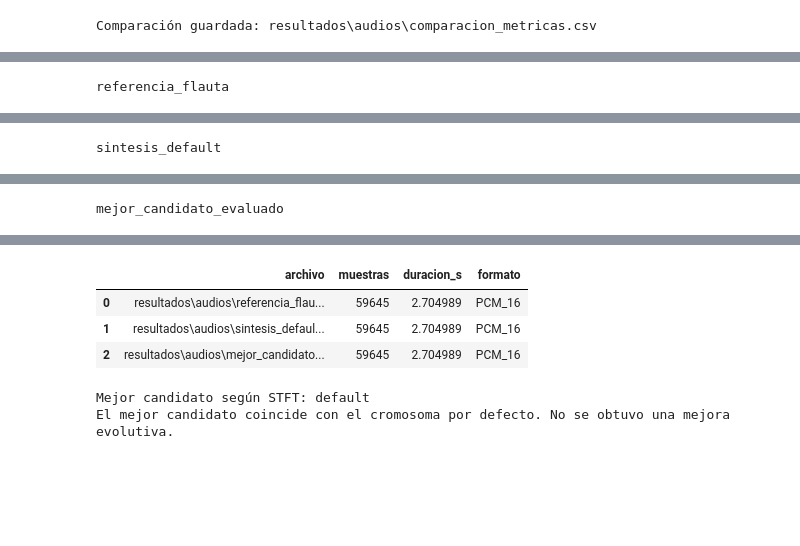
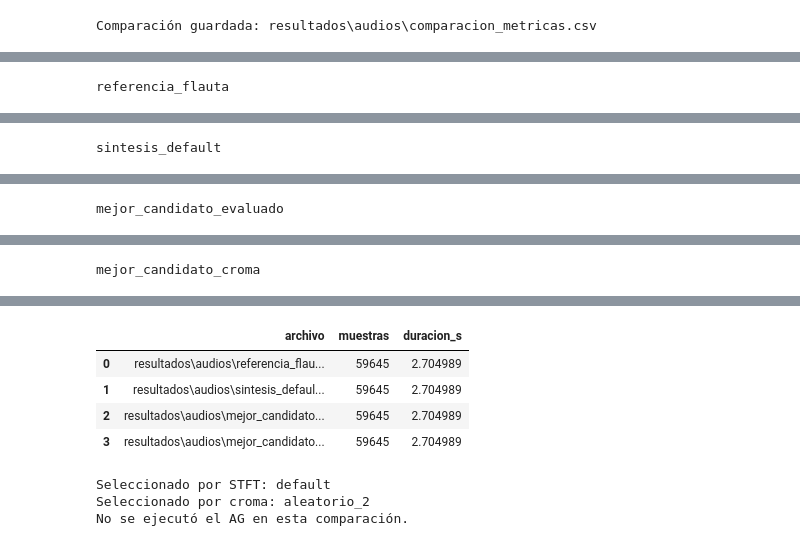
Before and after one commit to AlejoHuay/silbido-a-instrumento-prototipo-AG-IA, a Jupyter notebook: notebooks/02_rol2_sintesis_fitness.ipynb, the cells around one changed output, grey strips where cells are left out. Saved outputs shown, nothing was run; the diff lists cells and outputs as text; code cells hidden in the pictures; blank space fills up the shorter version.

```diff
--- a/notebooks/02_rol2_sintesis_fitness.ipynb
+++ b/notebooks/02_rol2_sintesis_fitness.ipynb
@@ -1179,21 +1228,27 @@ sin normalización automática del reproductor.
 # %%
-nombre_mejor = comparacion.loc[
+nombre_mejor = str(comparacion.loc[
     comparacion["fitness_stft"].idxmax(),
     "candidato",
-]
+])
+
+nombre_mejor_croma = str(comparacion.loc[
+    comparacion["fitness_croma"].idxmax(),
+    "candidato",
+])
 
 gen_mejor = candidatos[nombre_mejor].copy()
+gen_mejor_croma = candidatos[nombre_mejor_croma].copy()
 
 audio_default = sintetizar_instrumento(
-    notas,
-    duraciones,
-    gen_prueba,
+    notas, duraciones, gen_prueba
 )
 
 audio_mejor = sintetizar_instrumento(
-    notas,
-    duraciones,
-    gen_mejor,
+    notas, duraciones, gen_mejor
+)
+
+audio_mejor_croma = sintetizar_instrumento(
+    notas, duraciones, gen_mejor_croma
 )
 
 audios_exportados = []
@@ -1202,6 +1257,7 @@ for nombre, senal in {
     "referencia_flauta": referencia,
     "sintesis_default": audio_default,
     "mejor_candidato_evaluado": audio_mejor,
+    "mejor_candidato_croma": audio_mejor_croma,
 }.items():
     ruta = guardar_wav(
         CARPETA_AUDIO / f"{nombre}.wav",
@@ -1219,7 +1275,6 @@ for nombre, senal in {
         "archivo": str(ruta.relative_to(RAIZ)),
         "muestras": informacion.frames,
         "duracion_s": informacion.duration,
-        "formato": informacion.subtype,
     })
 
     print(nombre)
@@ -1230,27 +1285,21 @@ for nombre, senal in {
         normalize=False,
     ))
 
-
-ruta_gen_mejor = (
-    CARPETA_AUDIO / "gen_mejor_candidato_evaluado.npy"
+np.save(
+    CARPETA_AUDIO / "gen_mejor_candidato_evaluado.npy",
+    gen_mejor,
 )
 
 np.save(
-    ruta_gen_mejor,
-    gen_mejor,
+    CARPETA_AUDIO / "gen_mejor_candidato_croma.npy",
+    gen_mejor_croma,
 )
 
 display(pd.DataFrame(audios_exportados))
 
-print(
-    f"Mejor candidato según STFT: {nombre_mejor}"
-)
-
-if nombre_mejor == "default":
-    print(
-        "El mejor candidato coincide con el cromosoma "
-        "por defecto. No se obtuvo una mejora evolutiva."
-    )
+print("Seleccionado por STFT:", nombre_mejor)
+print("Seleccionado por croma:", nombre_mejor_croma)
+print("No se ejecutó el AG en esta comparación.")
 # %% [output]
 referencia_flauta
 [interactive output not drawn]
@@ -1258,3 +1307,4 @@ sintesis_default
 [interactive output not drawn]
 mejor_candidato_evaluado
 [interactive output not drawn]
+mejor_candidato_croma
@@ -1261,6 +1312,8 @@ mejor_candidato_evaluado
-|  | archivo | muestras | duracion_s | formato |
-| 0 | resultados\audios\referencia_flau... | 59645 | 2.704989 | PCM_16 |
-| 1 | resultados\audios\sintesis_defaul... | 59645 | 2.704989 | PCM_16 |
-| 2 | resultados\audios\mejor_candidato... | 59645 | 2.704989 | PCM_16 |
+|  | archivo | muestras | duracion_s |
+| 0 | resultados\audios\referencia_flau... | 59645 | 2.704989 |
+| 1 | resultados\audios\sintesis_defaul... | 59645 | 2.704989 |
+| 2 | resultados\audios\mejor_candidato... | 59645 | 2.704989 |
+| 3 | resultados\audios\mejor_candidato... | 59645 | 2.704989 |
-Mejor candidato según STFT: default
-El mejor candidato coincide con el cromosoma por defecto. No se obtuvo una mejora evolutiva.
+Seleccionado por STFT: default
+Seleccionado por croma: aleatorio_2
+No se ejecutó el AG en esta comparación.
```
Also changed, not shown: parts of 14 cells of this notebook, 8 other files.
